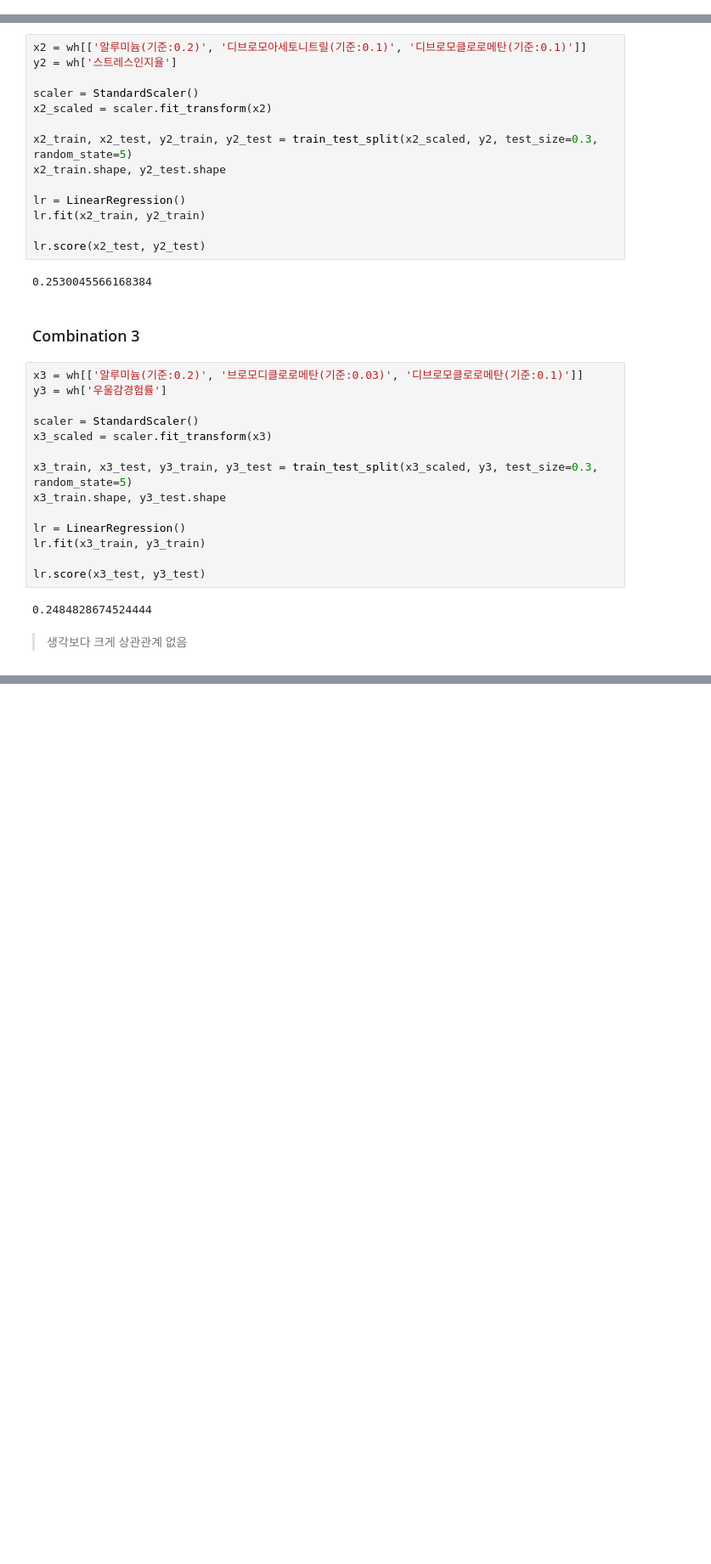
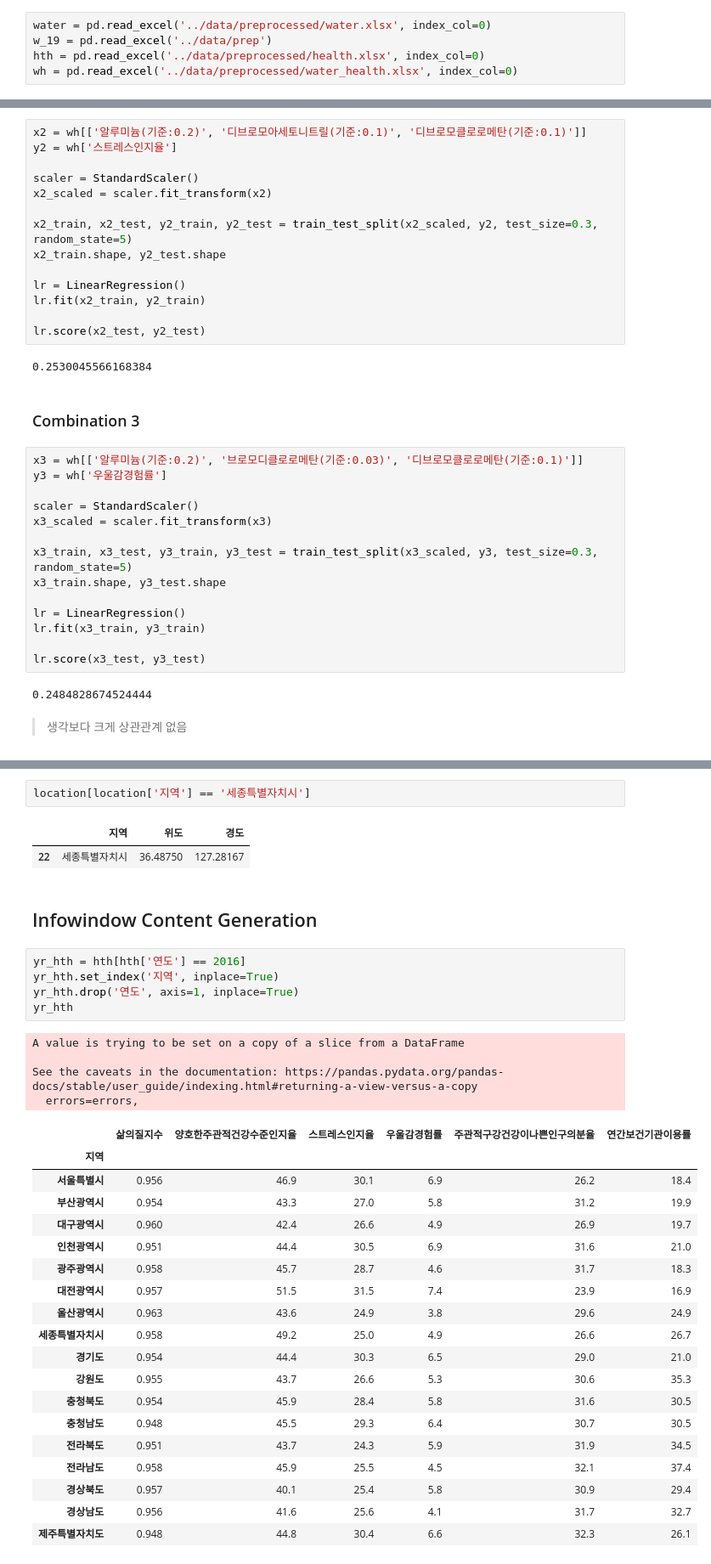
Before and after one commit to BreadFeet/K-water_project, a Jupyter notebook: myanalysis/03_Data_Analysis.ipynb, the cells around one changed output, grey strips where cells are left out. Shown at 85% size. Drawn from its saved outputs; the diff is of its cells as text; blank space fills up the shorter version.

```diff
--- a/myanalysis/03_Data_Analysis.ipynb
+++ b/myanalysis/03_Data_Analysis.ipynb
@@ -2,6 +2,11 @@
 import pandas as pd
 import numpy as np
 import matplotlib.pyplot as plt
+# %%
+water = pd.read_excel('../data/preprocessed/water.xlsx', index_col=0)
+w_19 = pd.read_excel('../data/prep')
+hth = pd.read_excel('../data/preprocessed/health.xlsx', index_col=0)
+wh = pd.read_excel('../data/preprocessed/water_health.xlsx', index_col=0)
 # %% [markdown]
 # 수질 분석할 컬럼 정하기
 1) 변화가 적은 컬럼보다 max-min이 큰 컬럼으로 선정하여 그래프 그리기 <br>
@@ -259,0 +340,36 @@ lr.score(x3_test, y3_test)
+# %%
+location[location['지역'] == '세종특별자치시']
+# %% [output]
+|  | 지역 | 위도 | 경도 |
+| 22 | 세종특별자치시 | 36.48750 | 127.28167 |
+# %% [markdown]
+## Infowindow Content Generation
+# %%
+yr_hth = hth[hth['연도'] == 2016]
+yr_hth.set_index('지역', inplace=True)
+yr_hth.drop('연도', axis=1, inplace=True)
+yr_hth
+# %% [output]
+A value is trying to be set on a copy of a slice from a DataFrame
+
+See the caveats in the documentation: https://pandas.pydata.org/pandas-docs/stable/user_guide/indexing.html#returning-a-view-versus-a-copy
+  errors=errors,
+|  | 삶의질지수 | 양호한주관적건강수준인지율 | 스트레스인지율 | 우울감경험률 | 주관적구강건강이나쁜인구의분율 | 연간보건기관이용률 |
+| 지역 |  |  |  |  |  |  |
+| 서울특별시 | 0.956 | 46.9 | 30.1 | 6.9 | 26.2 | 18.4 |
+| 부산광역시 | 0.954 | 43.3 | 27.0 | 5.8 | 31.2 | 19.9 |
+| 대구광역시 | 0.960 | 42.4 | 26.6 | 4.9 | 26.9 | 19.7 |
+| 인천광역시 | 0.951 | 44.4 | 30.5 | 6.9 | 31.6 | 21.0 |
+| 광주광역시 | 0.958 | 45.7 | 28.7 | 4.6 | 31.7 | 18.3 |
+| 대전광역시 | 0.957 | 51.5 | 31.5 | 7.4 | 23.9 | 16.9 |
+| 울산광역시 | 0.963 | 43.6 | 24.9 | 3.8 | 29.6 | 24.9 |
+| 세종특별자치시 | 0.958 | 49.2 | 25.0 | 4.9 | 26.6 | 26.7 |
+| 경기도 | 0.954 | 44.4 | 30.3 | 6.5 | 29.0 | 21.0 |
+| 강원도 | 0.955 | 43.7 | 26.6 | 5.3 | 30.6 | 35.3 |
+| 충청북도 | 0.954 | 45.9 | 28.4 | 5.8 | 31.6 | 30.5 |
+| 충청남도 | 0.948 | 45.5 | 29.3 | 6.4 | 30.7 | 30.5 |
+| 전라북도 | 0.951 | 43.7 | 24.3 | 5.9 | 31.9 | 34.5 |
+| 전라남도 | 0.958 | 45.9 | 25.5 | 4.5 | 32.1 | 37.4 |
+| 경상북도 | 0.957 | 40.1 | 25.4 | 5.8 | 30.9 | 29.4 |
+| 경상남도 | 0.956 | 41.6 | 25.6 | 4.1 | 31.7 | 32.7 |
+| 제주특별자치도 | 0.948 | 44.8 | 30.4 | 6.6 | 32.3 | 26.1 |
```
Also changed, not shown: parts of 18 cells of this notebook, 14 other files.
